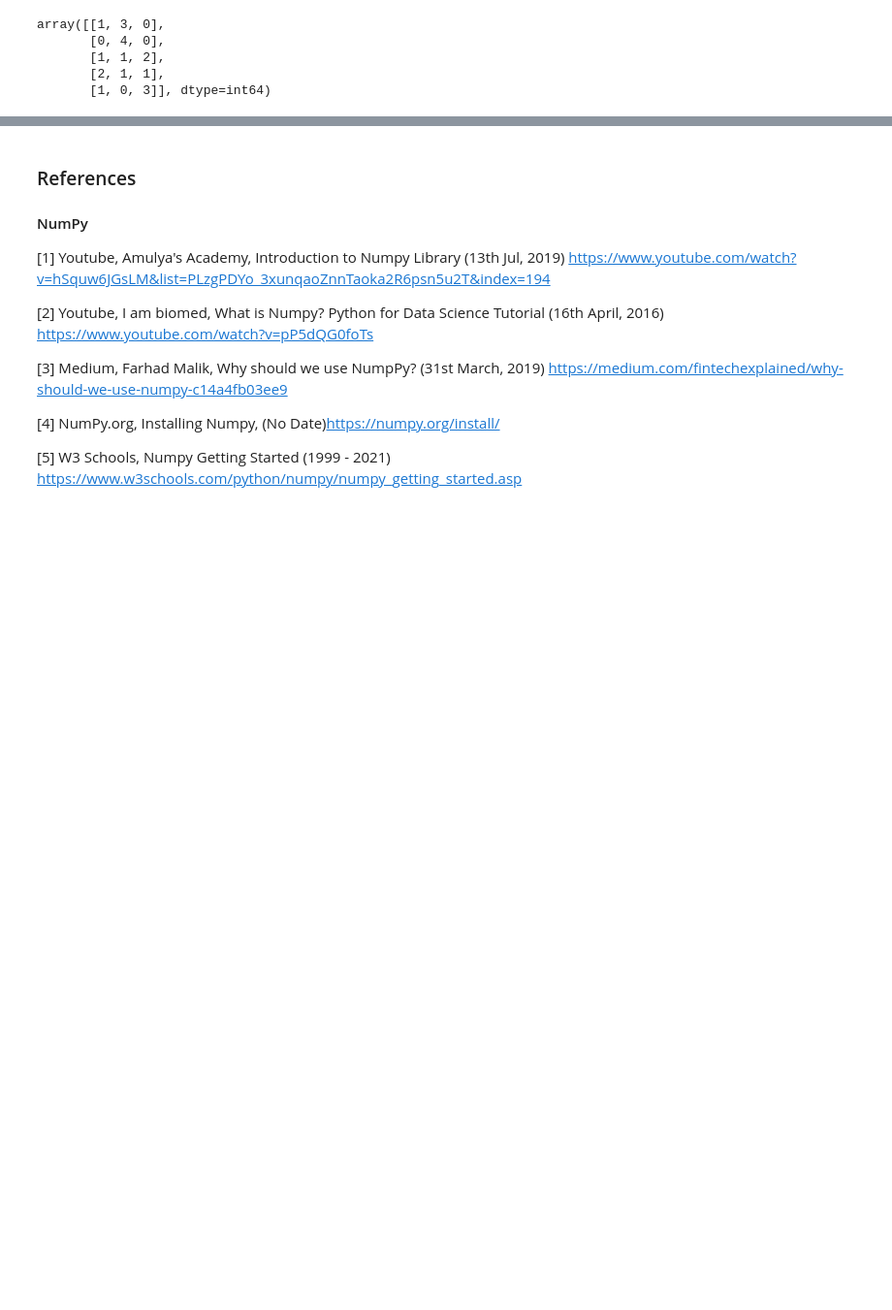
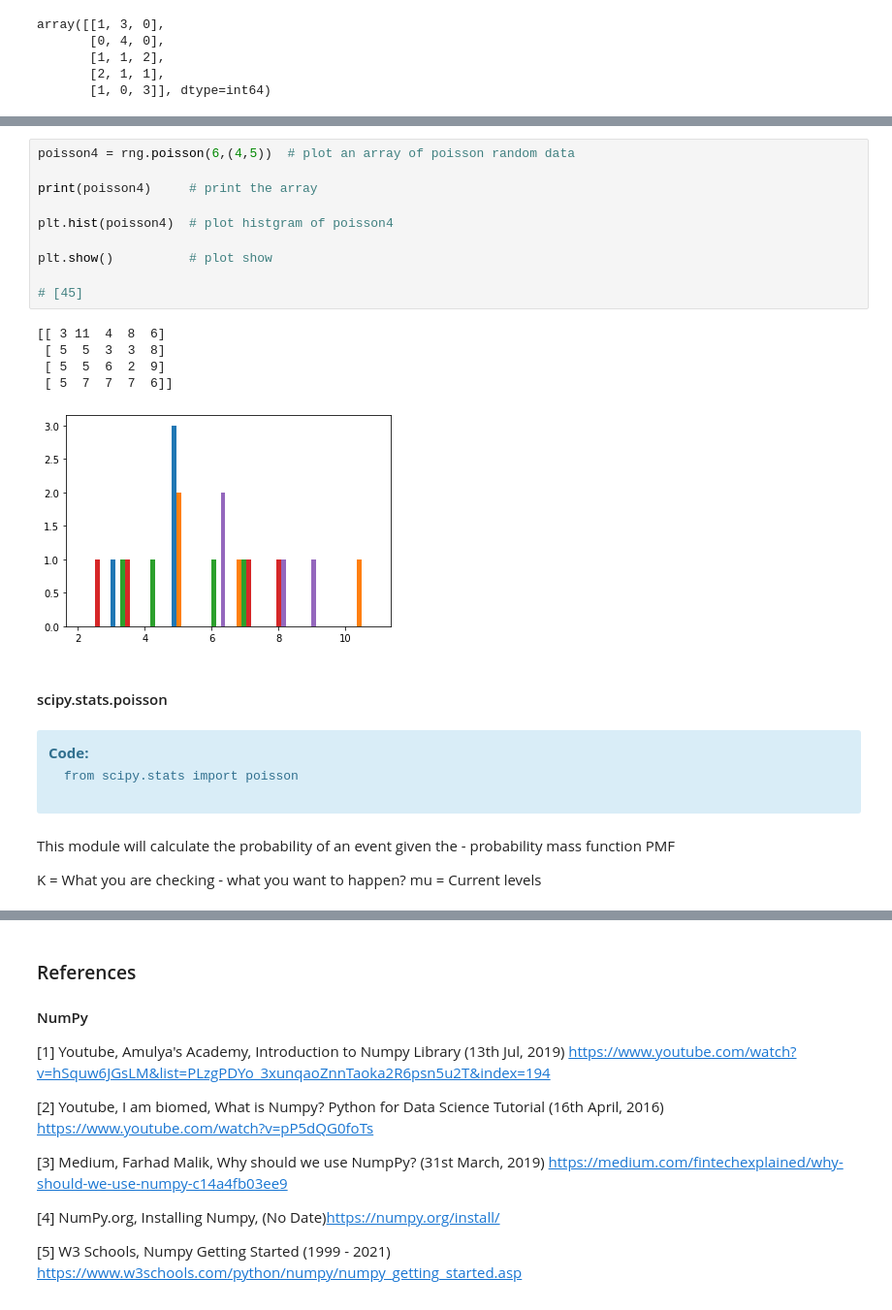
Before and after one commit to VCurry20/PDANumpy, a Jupyter notebook: Numpy.ipynb, the cells around one changed output, grey strips where cells are left out. Shown at 97% size. Cells and saved outputs as stored; diff of their text form; blank space fills up the shorter version.

```diff
--- a/Numpy.ipynb
+++ b/Numpy.ipynb
@@ -1100,0 +1147,31 @@ sns.distplot(rolls, hist= True)
+# %%
+poisson4 = rng.poisson(6,(4,5))  # plot an array of poisson random data
+
+print(poisson4)     # print the array
+
+plt.hist(poisson4)  # plot histgram of poisson4
+
+plt.show()          # plot show
+
+# [45]
+# %% [output]
+[[ 3 11  4  8  6]
+ [ 5  5  3  3  8]
+ [ 5  5  6  2  9]
+ [ 5  7  7  7  6]]
+[figure, added]
+# %% [markdown]
+#### scipy.stats.poisson
+# %% [markdown]
+<div class="alert alert-block alert-info">
+<b>Code:</b>
+
+    from scipy.stats import poisson
+
+
+</div>
+# %% [markdown]
+This module will calculate the probability of an event given the - probability mass function PMF
+
+K = What you are checking - what you want to happen?
+mu = Current levels
```
Also changed, not shown: parts of 60 cells of this notebook, 1 other file.
